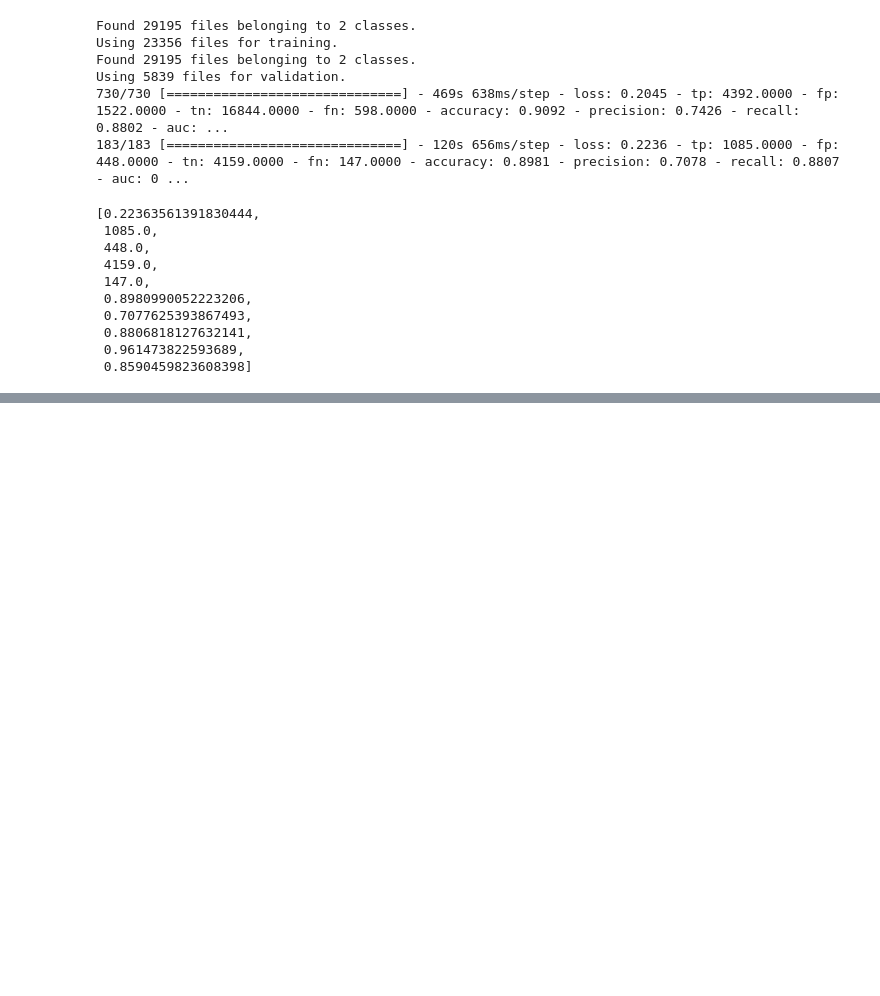
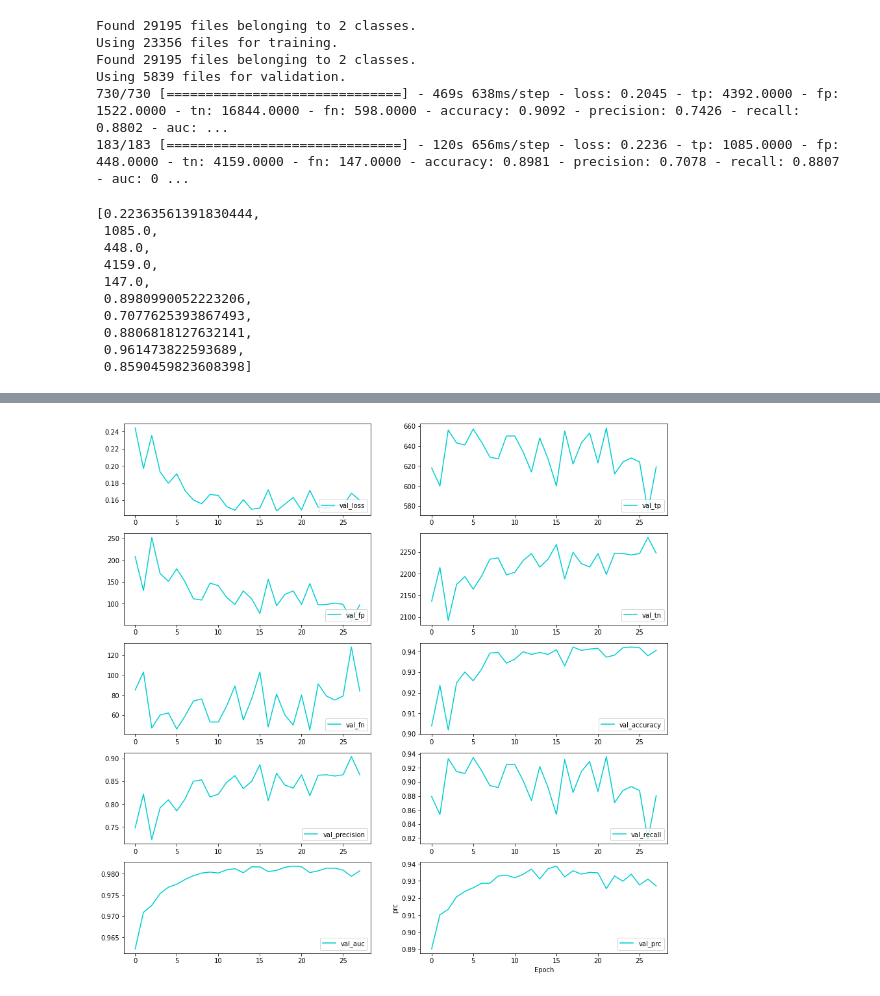
Before and after one commit to mpolyakova/right-whale-detection-deep-metis, a Jupyter notebook: 10.5 - Continue Training Resnet - Flow from directory.ipynb, the cells around one changed output, grey strips where cells are left out. Saved outputs shown, nothing was run; the diff lists cells and outputs as text; code cells hidden in the pictures; blank space fills up the shorter version.

```diff
--- a/10.5 - Continue Training Resnet - Flow from directory.ipynb
+++ b/10.5 - Continue Training Resnet - Flow from directory.ipynb
@@ -289,0 +319,14 @@ Epoch 1/40
+# %%
+hist = history.history
+all_keys = list(hist.keys())
+
+fig, axes = plt.subplots(5,2, figsize=(15,15))
+for i,ax in enumerate(axes.flatten()):
+        key = all_keys[i]
+        val_key = 'val_'+key
+        ax.plot(hist[val_key], label = val_key, color='darkturquoise')
+        plt.xlabel('Epoch')
+        plt.ylabel(key)
+        ax.legend(loc='lower right')
+# %% [output]
+[figure, added]
```
Also changed, not shown: parts of 2 cells of this notebook, 4 other files.
